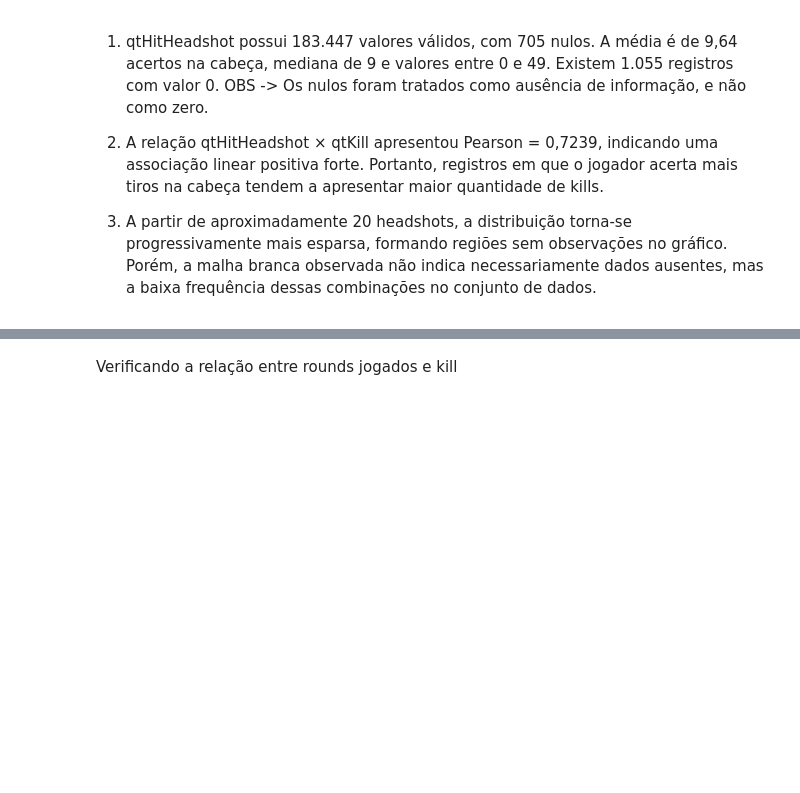
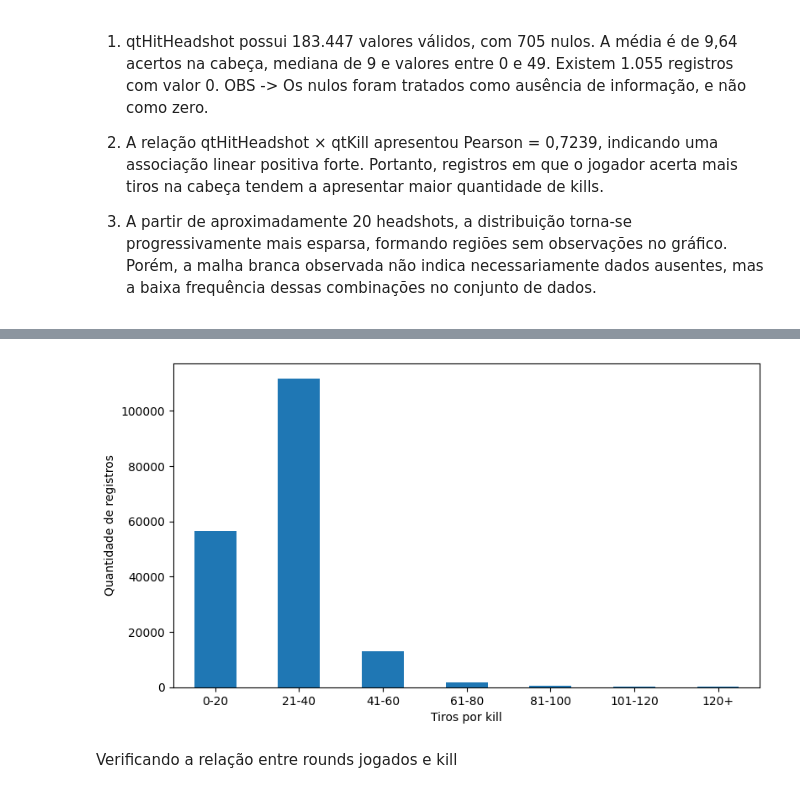
Before and after one commit to lucasccesar/Projeto-IA, a Jupyter notebook: notebooks/01_eda_dataset.ipynb, the cells around one changed output, grey strips where cells are left out. Cells and saved outputs as stored; diff of their text form; code cells hidden in the pictures; blank space fills up the shorter version.

```diff
--- a/notebooks/01_eda_dataset.ipynb
+++ b/notebooks/01_eda_dataset.ipynb
@@ -1374,0 +1377,21 @@ df[
+# %%
+# Faixas de tiros por kill, de 20 em 20 até 120
+faixas_tpk = pd.cut(
+    df['tirosPorKill'],
+    bins=[0, 20, 40, 60, 80, 100, 120, float('inf')],
+    labels=['0-20', '21-40', '41-60', '61-80', '81-100', '101-120', '120+']
+)
+
+tabela_tpk = (
+    faixas_tpk
+    .value_counts()
+    .sort_index()
+    .reset_index()
+)
+tabela_tpk.columns = ['faixaTirosPorKill', 'qtdRegistros']
+
+tabela_tpk['porcentagem'] = (
+    tabela_tpk['qtdRegistros'] / tabela_tpk['qtdRegistros'].sum() * 100
+).round(2)
+
+display(tabela_tpk)
@@ -1375,3 +1430,11 @@ df[
+# %%
+tabela_tpk.plot(x='faixaTirosPorKill', y='qtdRegistros', kind='bar', legend=False, figsize=(9, 5))
+plt.xlabel('Tiros por kill')
+plt.ylabel('Quantidade de registros')
+plt.xticks(rotation=0)
+plt.show()
+# %% [output]
+[figure, added]
 # %% [markdown]
 Verificando a relação entre rounds jogados e kill
 # %%
```
Also changed, not shown: parts of 5 cells of this notebook, 4 other files.
